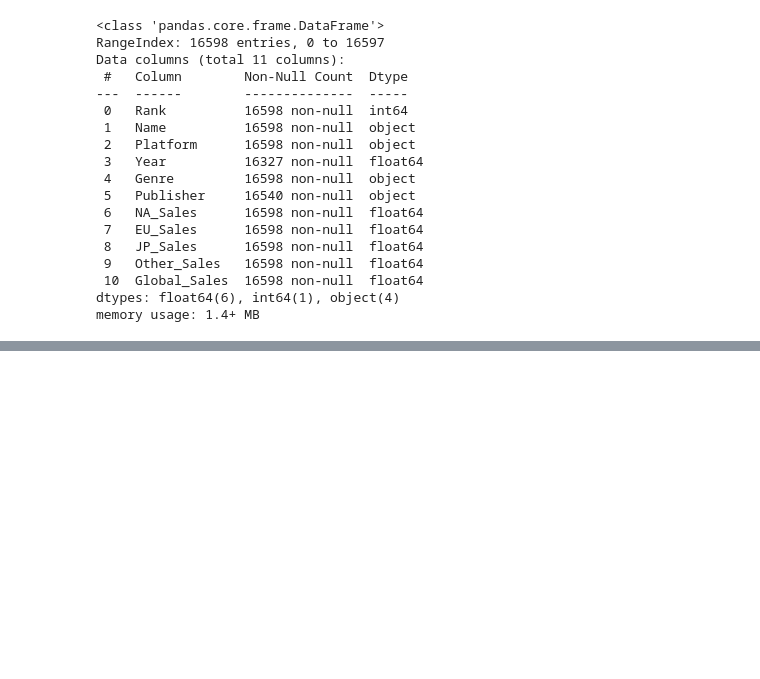
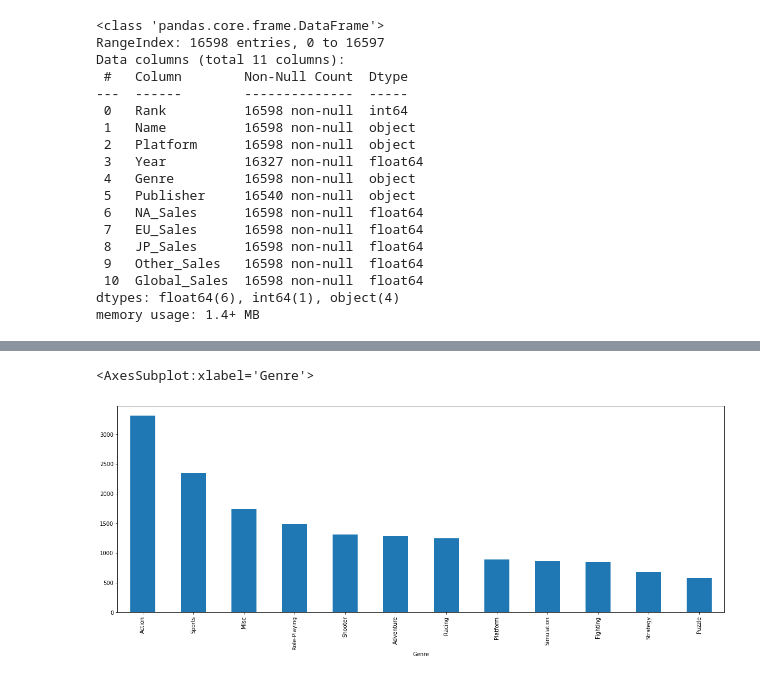
Before and after one commit to rohanojha979/Video-Game-Project, a Jupyter notebook: notebook.ipynb, the cells around one changed output, grey strips where cells are left out. Cells and saved outputs as stored; diff of their text form; code cells hidden in the pictures; blank space fills up the shorter version.

```diff
--- a/notebook.ipynb
+++ b/notebook.ipynb
@@ -74 +72,6 @@ names = df["Name"].unique()
+# %%
+df.groupby('Genre').count().sort_values('Global')['Global'][::-1].plot(kind='bar', figsize = (20, 7))
+# %% [output]
+<AxesSubplot:xlabel='Genre'>
+[figure, added]
 # %%
```
Also changed, not shown: parts of 24 cells of this notebook, 1 other file.
